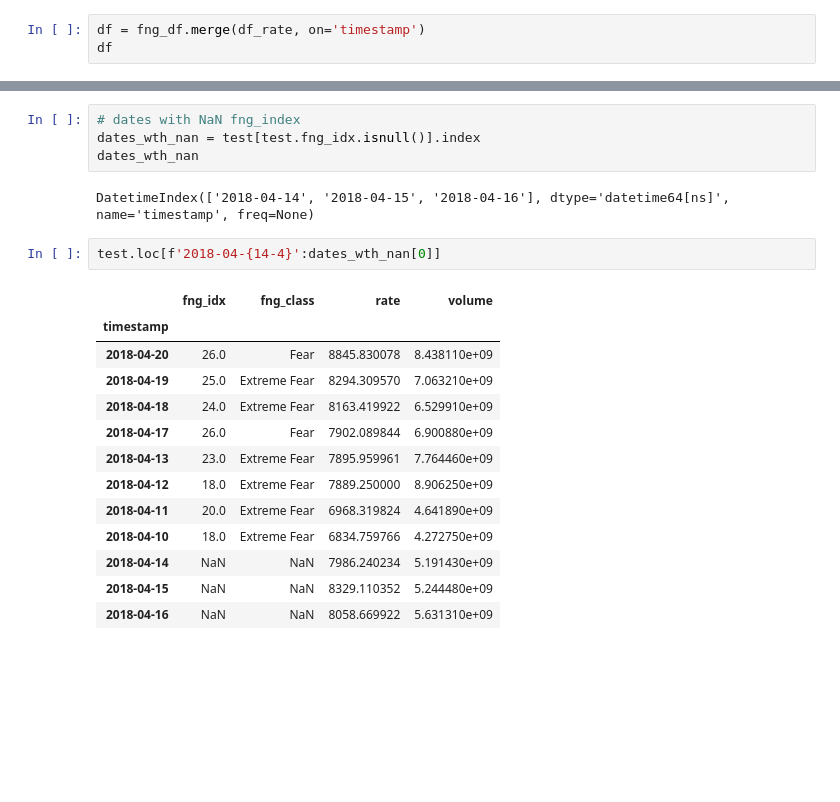
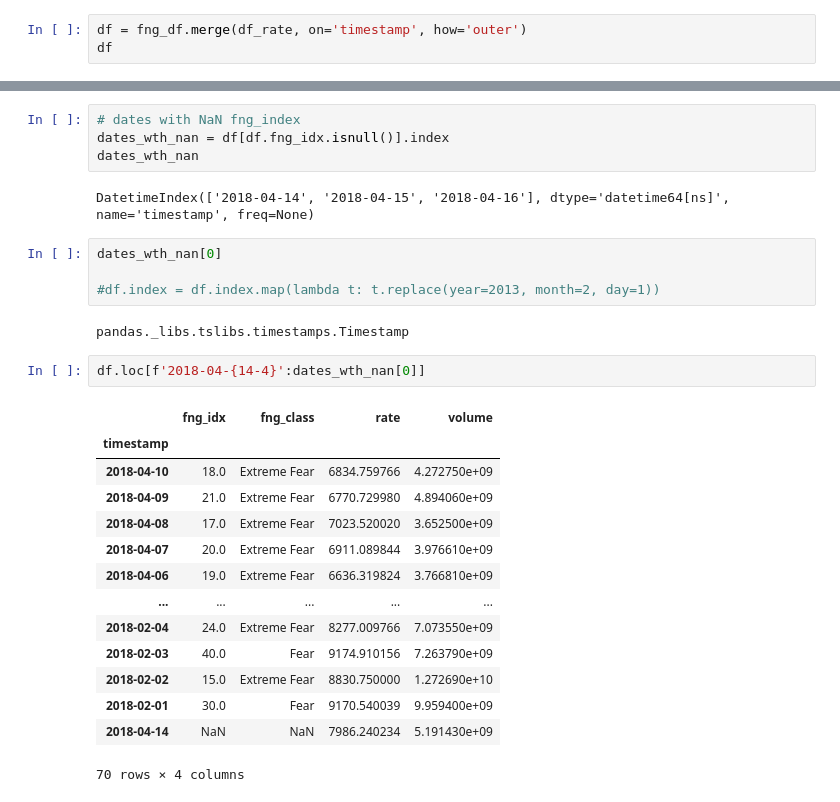
Before and after one commit to Ksyu22/crypto_prediction, a Jupyter notebook: notebooks/data.ipynb, the cells around one changed output, grey strips where cells are left out. Cells and saved outputs as stored; diff of their text form; blank space fills up the shorter version.

```diff
--- a/notebooks/data.ipynb
+++ b/notebooks/data.ipynb
@@ -414,7 +414,7 @@ df_rate.plot(y='rate', use_index=True, figsize=(16,8), title='Rate exchange BTC-
 # %% [markdown]
 ## Merging 2 dataframes : FNG index with rate change
 # %%
-df = fng_df.merge(df_rate, on='timestamp')
+df = fng_df.merge(df_rate, on='timestamp', how='outer')
 df
 # %% [output]
 |  | fng_idx | fng_class | rate | volume |
@@ -466,24 +464,31 @@ t
 | 2018-04-16 | NaN | NaN | 8058.669922 | 5.631310e+09 |
 # %%
 # dates with NaN fng_index
-dates_wth_nan = test[test.fng_idx.isnull()].index
+dates_wth_nan = df[df.fng_idx.isnull()].index
 dates_wth_nan
 # %% [output]
 DatetimeIndex(['2018-04-14', '2018-04-15', '2018-04-16'], dtype='datetime64[ns]', name='timestamp', freq=None)
+# %%
+dates_wth_nan[0]
+
+#df.index = df.index.map(lambda t: t.replace(year=2013, month=2, day=1))
+# %% [output]
+pandas._libs.tslibs.timestamps.Timestamp
 # %%
-test.loc[f'2018-04-{14-4}':dates_wth_nan[0]]
+df.loc[f'2018-04-{14-4}':dates_wth_nan[0]]
 # %% [output]
 |  | fng_idx | fng_class | rate | volume |
 | timestamp |  |  |  |  |
-| 2018-04-20 | 26.0 | Fear | 8845.830078 | 8.438110e+09 |
-| 2018-04-19 | 25.0 | Extreme Fear | 8294.309570 | 7.063210e+09 |
-| 2018-04-18 | 24.0 | Extreme Fear | 8163.419922 | 6.529910e+09 |
-| 2018-04-17 | 26.0 | Fear | 7902.089844 | 6.900880e+09 |
-| 2018-04-13 | 23.0 | Extreme Fear | 7895.959961 | 7.764460e+09 |
-| 2018-04-12 | 18.0 | Extreme Fear | 7889.250000 | 8.906250e+09 |
-| 2018-04-11 | 20.0 | Extreme Fear | 6968.319824 | 4.641890e+09 |
 | 2018-04-10 | 18.0 | Extreme Fear | 6834.759766 | 4.272750e+09 |
+| 2018-04-09 | 21.0 | Extreme Fear | 6770.729980 | 4.894060e+09 |
+| 2018-04-08 | 17.0 | Extreme Fear | 7023.520020 | 3.652500e+09 |
+| 2018-04-07 | 20.0 | Extreme Fear | 6911.089844 | 3.976610e+09 |
+| 2018-04-06 | 19.0 | Extreme Fear | 6636.319824 | 3.766810e+09 |
+| ... | ... | ... | ... | ... |
+| 2018-02-04 | 24.0 | Extreme Fear | 8277.009766 | 7.073550e+09 |
+| 2018-02-03 | 40.0 | Fear | 9174.910156 | 7.263790e+09 |
+| 2018-02-02 | 15.0 | Extreme Fear | 8830.750000 | 1.272690e+10 |
+| 2018-02-01 | 30.0 | Fear | 9170.540039 | 9.959400e+09 |
 | 2018-04-14 | NaN | NaN | 7986.240234 | 5.191430e+09 |
-| 2018-04-15 | NaN | NaN | 8329.110352 | 5.244480e+09 |
-| 2018-04-16 | NaN | NaN | 8058.669922 | 5.631310e+09 |
+70 rows × 4 columns
 # %%
```
Also changed, not shown: parts of 19 cells of this notebook.
